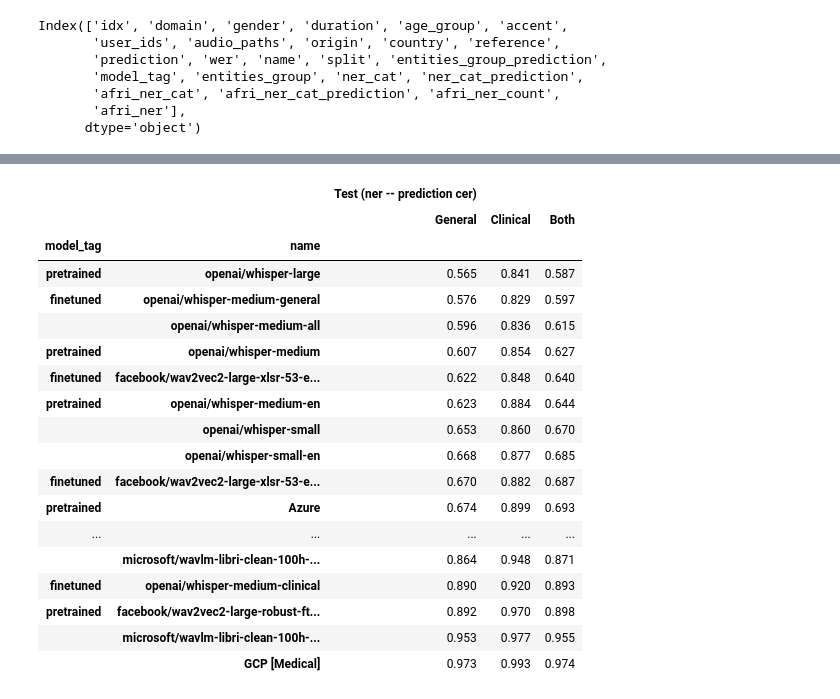
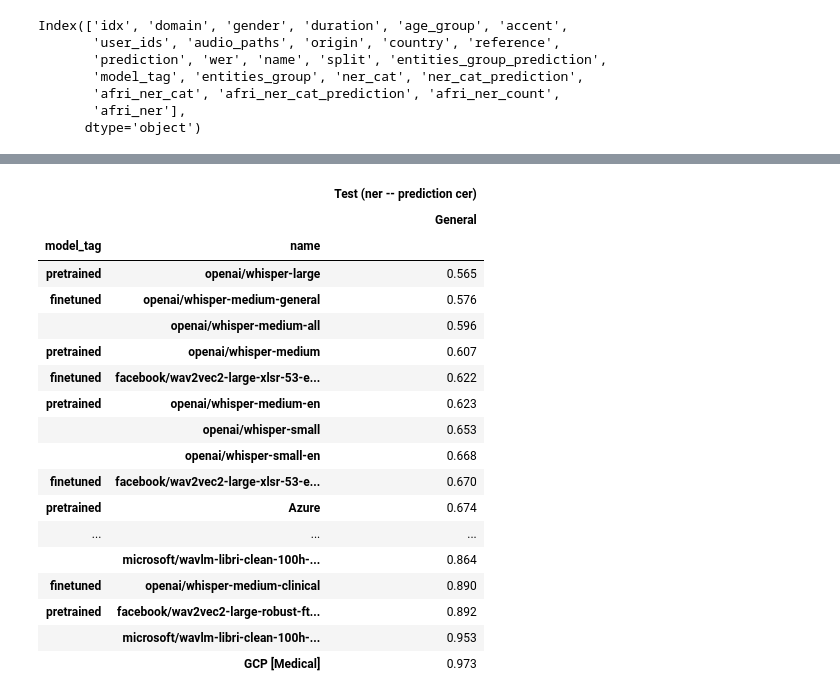
Before and after one commit to intron-innovation/AfriSpeech-200, a Jupyter notebook: notebooks/named_entity_experiment (predicted NER extraction).ipynb, the cells around one changed output, grey strips where cells are left out. Saved outputs shown, nothing was run; the diff lists cells and outputs as text; code cells hidden in the pictures.

```diff
--- a/notebooks/named_entity_experiment (predicted NER extraction).ipynb
+++ b/notebooks/named_entity_experiment (predicted NER extraction).ipynb
@@ -94,6 +170,8 @@ pretrained_df_entity.shape, finetuned_df_entity.shape
 import os
 
 n = len(pretrained_df_entity) + len(finetuned_df_entity)
+# use old result
+n = 27950
 save_path = f"../results/normalized/intron-open-test-all_models_filtered_ner-{n}.csv"
 
 if not os.path.exists(save_path):
@@ -118,3 +196,5 @@ else:
 
     all_model_entity.loc[:, "entities_group"] = all_model_entity["entities_group"].apply(json.loads)
     all_model_entity.loc[:, "entities_group_prediction"] = all_model_entity["entities_group_prediction"].apply(ast.literal_eval)
+
+    all_model_entity = all_model_entity[all_model_entity.idx.isin(df_general.idx.unique())]
@@ -326,12 +463,12 @@ len(all_model_entity[(all_model_entity.name == "openai/whisper-large") & (all_mo
 # %%
 # Sanity check
 
-x = all_model_entity[(all_model_entity.name == "openai/whisper-large") & (all_model_entity.domain == "clinical")]
-print(wer_metric.compute(predictions=x.prediction, references=x.reference))
+# x = all_model_entity[(all_model_entity.name == "openai/whisper-large") & (all_model_entity.domain == "clinical")]
+# print(cer_metric.compute(predictions=x.ner_cat_prediction, references=x.ner_cat))
 
 x = all_model_entity[(all_model_entity.name == "openai/whisper-large") & (all_model_entity.domain == "general")]
-print(wer_metric.compute(predictions=x.prediction, references=x.reference))
+print(cer_metric.compute(predictions=x.ner_cat_prediction, references=x.ner_cat))
 
 x = all_model_entity[all_model_entity.name == "openai/whisper-large"]
-print(wer_metric.compute(predictions=x.prediction, references=x.reference))
+print(cer_metric.compute(predictions=x.ner_cat_prediction, references=x.ner_cat))
 # %% [output]
@@ -341,9 +476,0 @@ print(wer_metric.compute(predictions=x.prediction, references=x.reference))
-# %%
-x = all_model_entity[(all_model_entity.name == "openai/whisper-large") & (all_model_entity.domain == "clinical")]
-print(cer_metric.compute(predictions=x.prediction, references=x.reference))
-
-x = all_model_entity[(all_model_entity.name == "openai/whisper-large") & (all_model_entity.domain == "general")]
-print(cer_metric.compute(predictions=x.prediction, references=x.reference))
-
-x = all_model_entity[all_model_entity.name == "openai/whisper-large"]
-print(cer_metric.compute(predictions=x.prediction, references=x.reference))
@@ -354,11 +476,0 @@ print(cer_metric.compute(predictions=x.prediction, references=x.reference))
-# %%
-# Sanity check
-
-x = all_model_entity[(all_model_entity.name == "openai/whisper-large") & (all_model_entity.domain == "clinical")]
-print(cer_metric.compute(predictions=x.ner_cat_prediction, references=x.ner_cat))
-
-x = all_model_entity[(all_model_entity.name == "openai/whisper-large") & (all_model_entity.domain == "general")]
-print(cer_metric.compute(predictions=x.ner_cat_prediction, references=x.ner_cat))
-
-x = all_model_entity[all_model_entity.name == "openai/whisper-large"]
-print(cer_metric.compute(predictions=x.ner_cat_prediction, references=x.ner_cat))
@@ -504,34 +752,34 @@ domain_df
 # %%
 split = "Test (ner -- prediction cer)"
 all_model_entity["split"] = split
 
-columns = [(split, "General"), (split, "Clinical"), (split, "Both")]
+columns = [(split, "General")]
 sort_by = (split, "General")
 
 domain_df = domain_wer(all_model_entity,
                        metric="cer",
                        columns=columns,
                        sort_by=sort_by,
                        references="ner_cat",
                        predictions="ner_cat_prediction")
 domain_df
 # %% [output]
-|  |  | Test (ner -- prediction cer) |  |  |
-|  |  | General | Clinical | Both |
-| model_tag | name |  |  |  |
-| pretrained | openai/whisper-large | 0.565 | 0.841 | 0.587 |
-| finetuned | openai/whisper-medium-general | 0.576 | 0.829 | 0.597 |
-|  | openai/whisper-medium-all | 0.596 | 0.836 | 0.615 |
-| pretrained | openai/whisper-medium | 0.607 | 0.854 | 0.627 |
-| finetuned | facebook/wav2vec2-large-xlsr-53-e... | 0.622 | 0.848 | 0.640 |
-| pretrained | openai/whisper-medium-en | 0.623 | 0.884 | 0.644 |
-|  | openai/whisper-small | 0.653 | 0.860 | 0.670 |
-|  | openai/whisper-small-en | 0.668 | 0.877 | 0.685 |
-| finetuned | facebook/wav2vec2-large-xlsr-53-e... | 0.670 | 0.882 | 0.687 |
-| pretrained | Azure | 0.674 | 0.899 | 0.693 |
-| ... | ... | ... | ... | ... |
-|  | microsoft/wavlm-libri-clean-100h-... | 0.864 | 0.948 | 0.871 |
-| finetuned | openai/whisper-medium-clinical | 0.890 | 0.920 | 0.893 |
-| pretrained | facebook/wav2vec2-large-robust-ft... | 0.892 | 0.970 | 0.898 |
-|  | microsoft/wavlm-libri-clean-100h-... | 0.953 | 0.977 | 0.955 |
-|  | GCP [Medical] | 0.973 | 0.993 | 0.974 |
+|  |  | Test (ner -- prediction cer) |
+|  |  | General |
+| model_tag | name |  |
+| pretrained | openai/whisper-large | 0.565 |
+| finetuned | openai/whisper-medium-general | 0.576 |
+|  | openai/whisper-medium-all | 0.596 |
+| pretrained | openai/whisper-medium | 0.607 |
+| finetuned | facebook/wav2vec2-large-xlsr-53-e... | 0.622 |
+| pretrained | openai/whisper-medium-en | 0.623 |
+|  | openai/whisper-small | 0.653 |
+|  | openai/whisper-small-en | 0.668 |
+| finetuned | facebook/wav2vec2-large-xlsr-53-e... | 0.670 |
+| pretrained | Azure | 0.674 |
+| ... | ... | ... |
+|  | microsoft/wavlm-libri-clean-100h-... | 0.864 |
+| finetuned | openai/whisper-medium-clinical | 0.890 |
+| pretrained | facebook/wav2vec2-large-robust-ft... | 0.892 |
+|  | microsoft/wavlm-libri-clean-100h-... | 0.953 |
+|  | GCP [Medical] | 0.973 |
```
Also changed, not shown: parts of 63 cells of this notebook.
